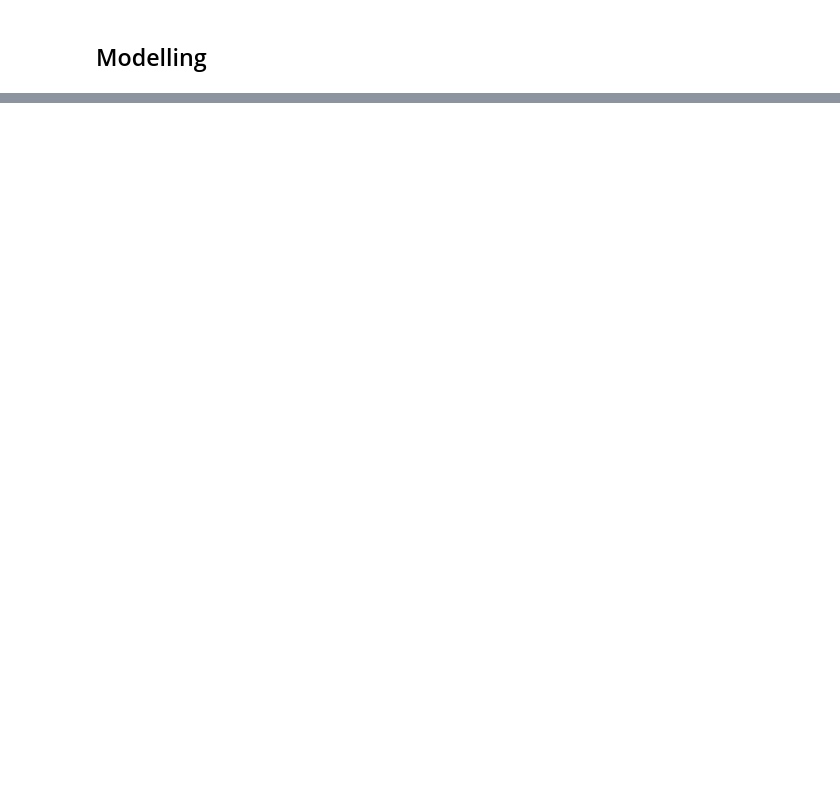
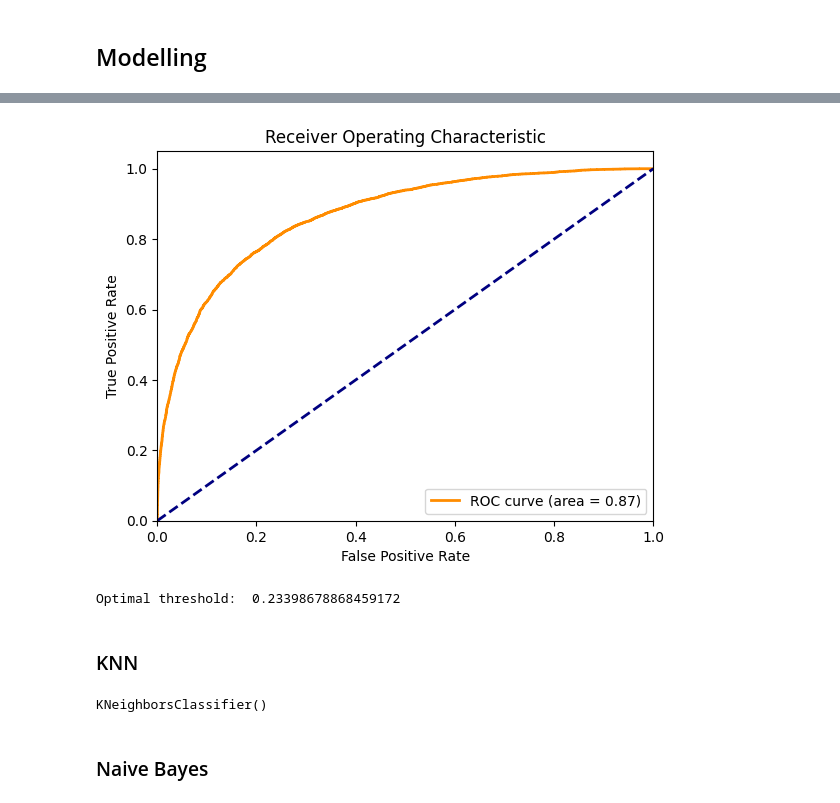
Before and after one commit to NodiraTillayeva/Data-Science-Roadmap, a Jupyter notebook: EPAM_3.ipynb, the cells around one changed output, grey strips where cells are left out. Drawn from its saved outputs; the diff is of its cells as text; code cells hidden in the pictures; blank space fills up the shorter version.

```diff
--- a/EPAM_3.ipynb
+++ b/EPAM_3.ipynb
@@ -217,0 +378,38 @@ df.head()
+# %%
+# Calculate the ROC curve
+fpr, tpr, thresholds = roc_curve(y_test, y_pred_proba)
+
+# Calculate the AUC
+roc_auc = auc(fpr, tpr)
+
+# Plot ROC curve
+plt.figure()
+plt.plot(fpr, tpr, color='darkorange', lw=2, label='ROC curve (area = %0.2f)' % roc_auc)
+plt.plot([0, 1], [0, 1], color='navy', lw=2, linestyle='--')
+plt.xlim([0.0, 1.0])
+plt.ylim([0.0, 1.05])
+plt.xlabel('False Positive Rate')
+plt.ylabel('True Positive Rate')
+plt.title('Receiver Operating Characteristic')
+plt.legend(loc="lower right")
+plt.show()
+
+# Finding the optimal threshold
+optimal_idx = np.argmax(tpr - fpr)
+optimal_threshold = thresholds[optimal_idx]
+print("Optimal threshold: ", optimal_threshold)
+# %% [output]
+[figure, added]
+Optimal threshold:  0.23398678868459172
+# %% [markdown]
+### KNN
+# %%
+
+
+# Instantiate the KNN model
+knn = KNeighborsClassifier(n_neighbors=5)  # Start with K=5
+
+# Fit the model to the training data
+knn.fit(X_train, y_train)
+# %% [output]
+KNeighborsClassifier()
@@ -217,0 +451,2 @@ df.head()
+# %% [markdown]
+### Naive Bayes
```
Also changed, not shown: parts of 34 cells of this notebook.
